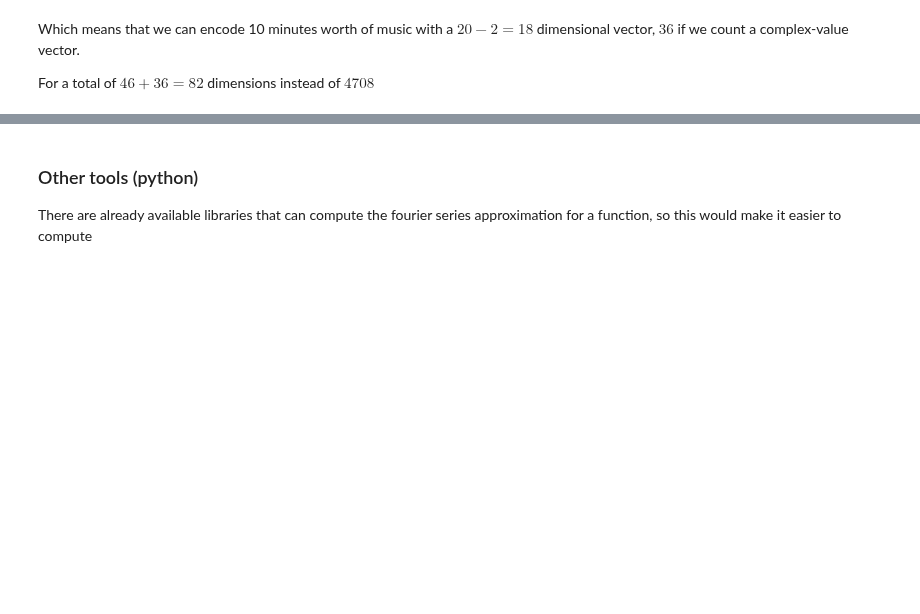
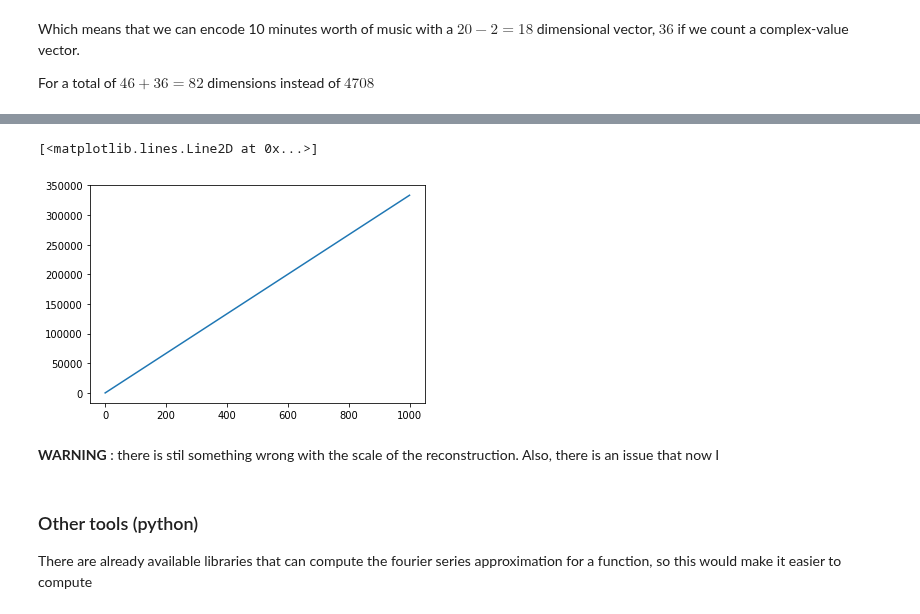
Before and after one commit to leomrocha/minibrain, a Jupyter notebook: predictors/sequence/midi_encoding.ipynb, the cells around one changed output, grey strips where cells are left out. Drawn from its saved outputs; the diff is of its cells as text; code cells hidden in the pictures; blank space fills up the shorter version.

```diff
--- a/predictors/sequence/midi_encoding.ipynb
+++ b/predictors/sequence/midi_encoding.ipynb
@@ -360,3 +388,12 @@ plt.plot(dl)
+# %%
+plt.clf()
+plt.plot(dl_long)
+# %% [output]
+[<matplotlib.lines.Line2D at 0x...>]
+[figure, added]
+# %% [markdown]
+**WARNING** : there is stil something wrong with the scale of the reconstruction.
+Also, there is an issue that now I
 # %% [markdown]
 ### Other tools (python)
 
```
Also changed, not shown: parts of 25 cells of this notebook.
